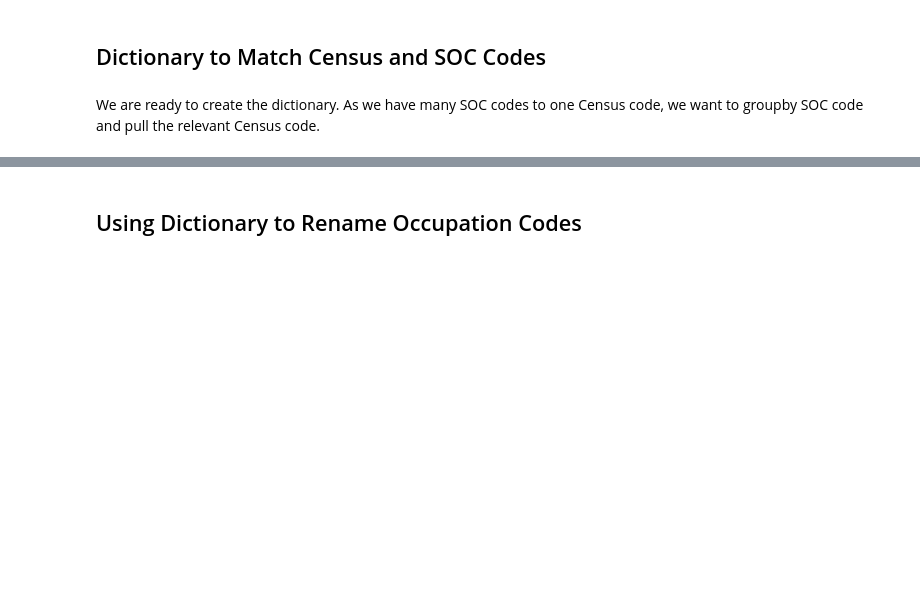
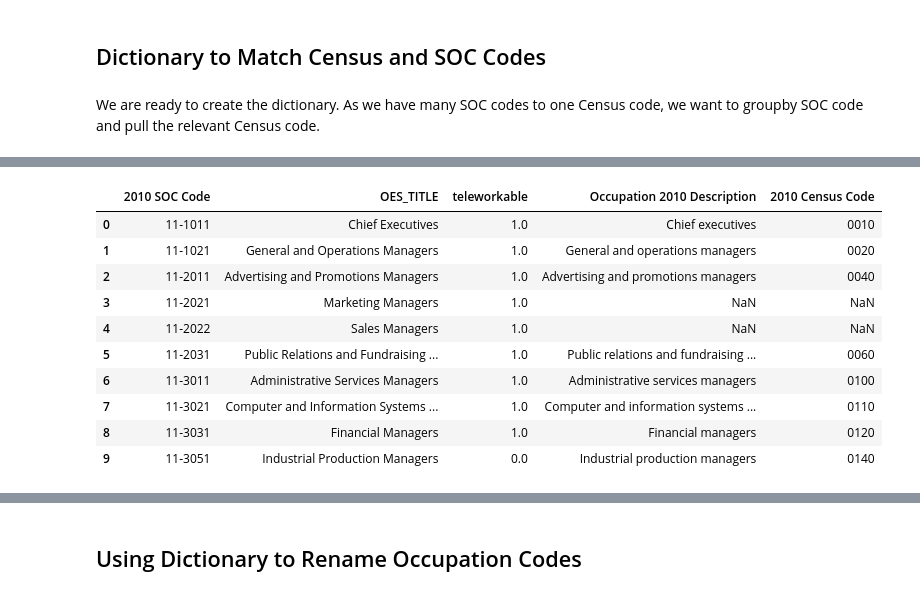
Before and after one commit to meganmccoy/ONET_Occupation_Codes, a Jupyter notebook: Mapping SOP and Census Occupation Codes.ipynb, the cells around one changed output, grey strips where cells are left out. Cells and saved outputs as stored; diff of their text form; code cells hidden in the pictures; blank space fills up the shorter version.

```diff
--- a/Mapping SOP and Census Occupation Codes.ipynb
+++ b/Mapping SOP and Census Occupation Codes.ipynb
@@ -107,0 +339,6 @@ crosswalk_dict = dict(crosswalk.groupby('2018 SOC Code')['2010 Census Code'].app
+# %%
+# BLS 2010 SOC Code
+DN = pd.read_csv('https://raw.githubusercontent.com/jdingel/DingelNeiman-workathome/master/onet_to_BLS_crosswalk/output/onet_teleworkable_blscodes.csv')
+
+DN.rename(columns = {'OCC_CODE': '2010 SOC Code'}, inplace=True)#, 'title': 'O*NET-SOC 2010 Title'}, inplace=True)
+DN.head(10) # 968 occupations
@@ -107,0 +357,8 @@ crosswalk_dict = dict(crosswalk.groupby('2018 SOC Code')['2010 Census Code'].app
+# %%
+crosswalk = pd.read_excel('https://www2.census.gov/programs-surveys/demo/guidance/industry-occupation/2010-occ-codes-with-crosswalk-from-2002-2011.xls',
+                         sheet_name='2010OccCodeList',
+                         header=4,
+                         usecols=['Occupation 2010 Description', '2010 Census Code', '2010 SOC Code'],
+                         ).dropna()
+
+crosswalk.head(10)
@@ -107,0 +377,16 @@ crosswalk_dict = dict(crosswalk.groupby('2018 SOC Code')['2010 Census Code'].app
+# %%
+censusDN = pd.merge(DN, crosswalk, how = 'left', on=['2010 SOC Code'])
+
+censusDN.head(10)
+# %% [output]
+|  | 2010 SOC Code | OES_TITLE | teleworkable | Occupation 2010 Description | 2010 Census Code |
+| 0 | 11-1011 | Chief Executives | 1.0 | Chief executives | 0010 |
+| 1 | 11-1021 | General and Operations Managers | 1.0 | General and operations managers | 0020 |
+| 2 | 11-2011 | Advertising and Promotions Managers | 1.0 | Advertising and promotions managers | 0040 |
+| 3 | 11-2021 | Marketing Managers | 1.0 | NaN | NaN |
+| 4 | 11-2022 | Sales Managers | 1.0 | NaN | NaN |
+| 5 | 11-2031 | Public Relations and Fundraising ... | 1.0 | Public relations and fundraising ... | 0060 |
+| 6 | 11-3011 | Administrative Services Managers | 1.0 | Administrative services managers | 0100 |
+| 7 | 11-3021 | Computer and Information Systems ... | 1.0 | Computer and information systems ... | 0110 |
+| 8 | 11-3031 | Financial Managers | 1.0 | Financial managers | 0120 |
+| 9 | 11-3051 | Industrial Production Managers | 0.0 | Industrial production managers | 0140 |
```
Also changed, not shown: parts of 53 cells of this notebook.
